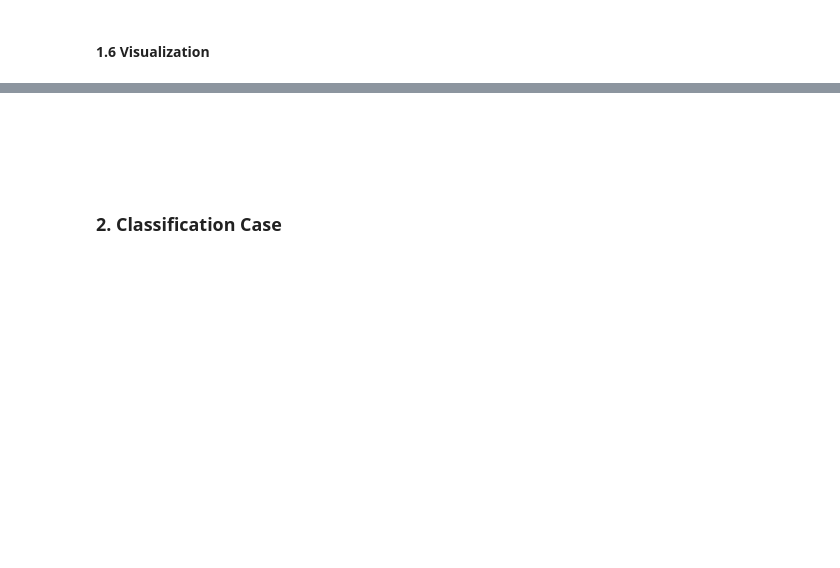
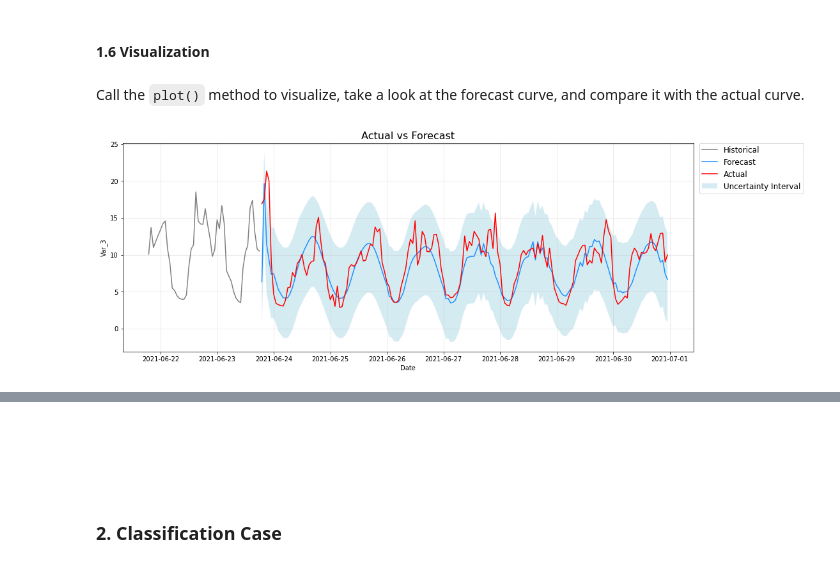
Before and after one commit to DataCanvasIO/HyperTS, a Jupyter notebook: examples/02_quick_start.ipynb, the cells around one changed output, grey strips where cells are left out. Cells and saved outputs as stored; diff of their text form; code cells hidden in the pictures; blank space fills up the shorter version.

````diff
--- a/examples/02_quick_start.ipynb
+++ b/examples/02_quick_start.ipynb
@@ -15,6 +32,7 @@ from hyperts.experiment import make_experiment
 # %%
 experiment = make_experiment(train_data=train_data.copy(),
                              task='forecast',
+                             mode='dl',
                              timestamp='TimeStamp',
                              covariables=['HourSin', 'WeekCos', 'CBWD'])
 model = experiment.run()
@@ -36,4 +106,8 @@ results.head()
 # %% [markdown]
 #### 1.6 Visualization
+# %% [markdown]
+Call the ```plot()``` method to visualize, take a look at the forecast curve, and compare it with the actual curve.
 # %%
-model.plot(forecast=forecast, actual=test_data, var_id=0)
+model.plot(forecast=forecast, actual=test_data, var_id='Var_3', interactive=False)
+# %% [output]
+[figure, added]
````
Also changed, not shown: parts of 23 cells of this notebook, 7 other files.
